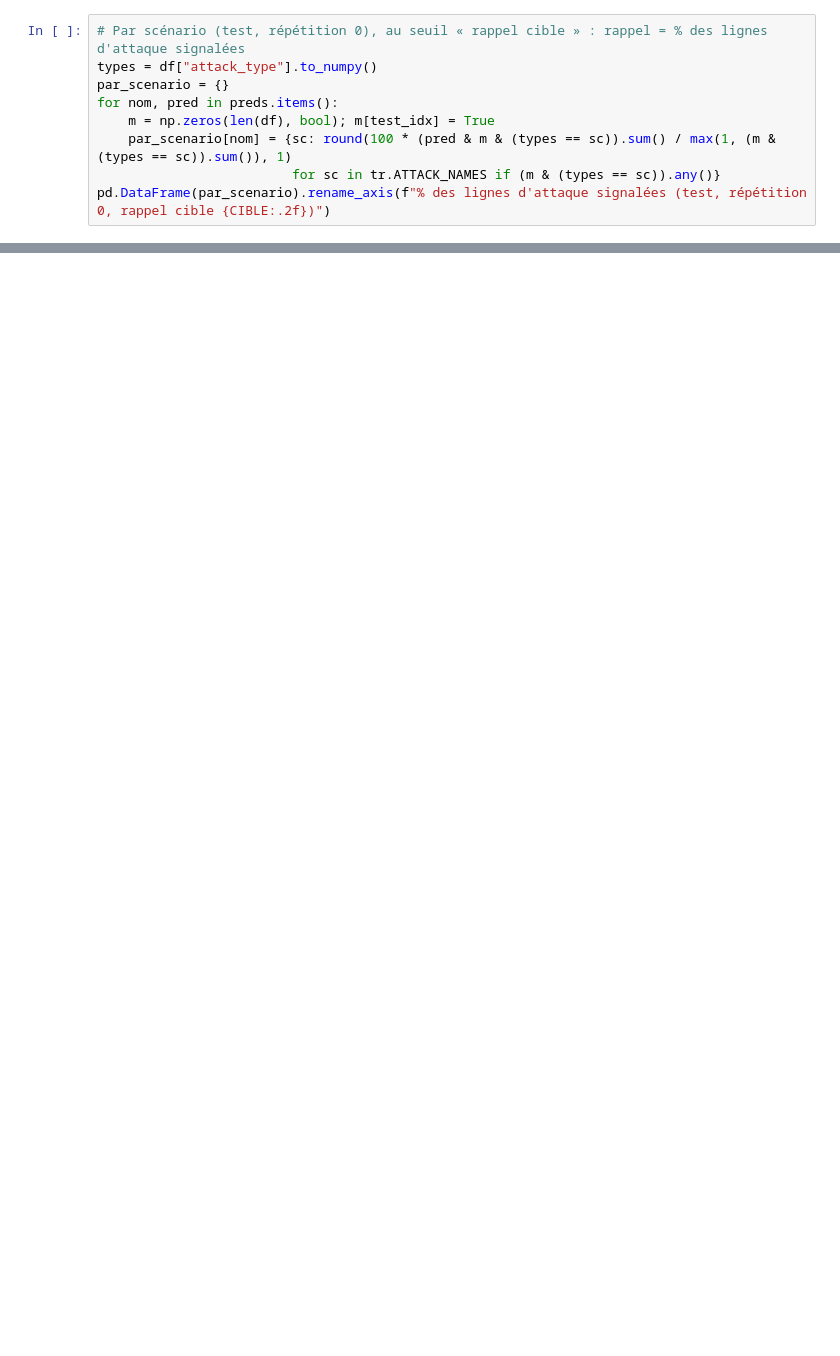
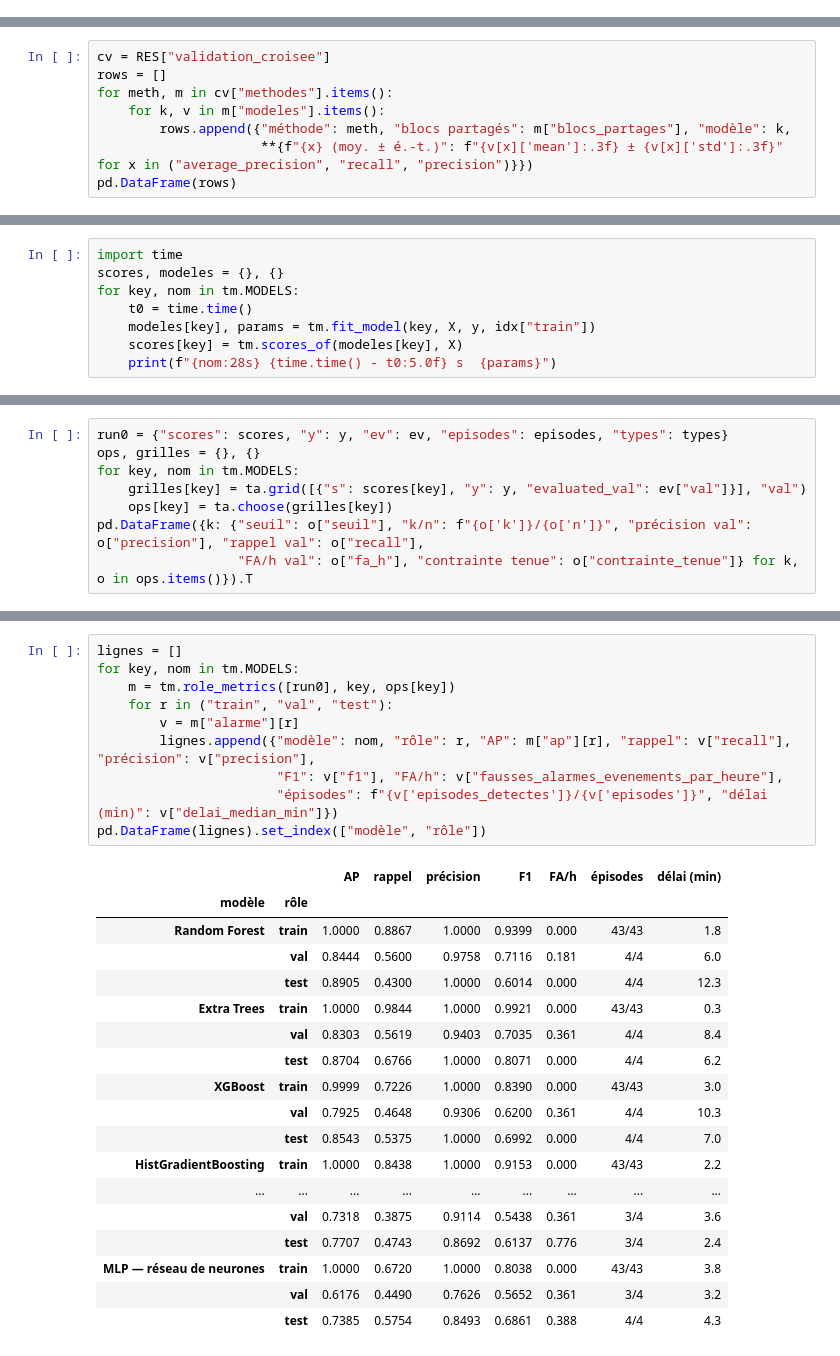
Before and after one commit to meriem135/surveillance-produits-pharmaceutiques, a Jupyter notebook: notebook/transmission/03_modeles.ipynb, the cells around one changed output, grey strips where cells are left out. Saved outputs shown, nothing was run; the diff lists cells and outputs as text; blank space fills up the shorter version.

```diff
--- a/notebook/transmission/03_modeles.ipynb
+++ b/notebook/transmission/03_modeles.ipynb
@@ -391,9 +0,0 @@ plt.legend(fontsize=8); plt.grid(alpha=0.3); plt.tight_layout()
-# %%
-# Par scénario (test, répétition 0), au seuil « rappel cible » : rappel = % des lignes d'attaque signalées
-types = df["attack_type"].to_numpy()
-par_scenario = {}
-for nom, pred in preds.items():
-    m = np.zeros(len(df), bool); m[test_idx] = True
-    par_scenario[nom] = {sc: round(100 * (pred & m & (types == sc)).sum() / max(1, (m & (types == sc)).sum()), 1)
-                         for sc in tr.ATTACK_NAMES if (m & (types == sc)).any()}
-pd.DataFrame(par_scenario).rename_axis(f"% des lignes d'attaque signalées (test, répétition 0, rappel cible {CIBLE:.2f})")
@@ -550,0 +100,8 @@ Random Forest enregistré : /srv/vigilochain/app/models/transmission_reel/random
+# %%
+cv = RES["validation_croisee"]
+rows = []
+for meth, m in cv["methodes"].items():
+    for k, v in m["modeles"].items():
+        rows.append({"méthode": meth, "blocs partagés": m["blocs_partages"], "modèle": k,
+                     **{f"{x} (moy. ± é.-t.)": f"{v[x]['mean']:.3f} ± {v[x]['std']:.3f}" for x in ("average_precision", "recall", "precision")}})
+pd.DataFrame(rows)
@@ -550,0 +122,8 @@ Random Forest enregistré : /srv/vigilochain/app/models/transmission_reel/random
+# %%
+import time
+scores, modeles = {}, {}
+for key, nom in tm.MODELS:
+    t0 = time.time()
+    modeles[key], params = tm.fit_model(key, X, y, idx["train"])
+    scores[key] = tm.scores_of(modeles[key], X)
+    print(f"{nom:28s} {time.time() - t0:5.0f} s  {params}")
@@ -550,0 +144,8 @@ Random Forest enregistré : /srv/vigilochain/app/models/transmission_reel/random
+# %%
+run0 = {"scores": scores, "y": y, "ev": ev, "episodes": episodes, "types": types}
+ops, grilles = {}, {}
+for key, nom in tm.MODELS:
+    grilles[key] = ta.grid([{"s": scores[key], "y": y, "evaluated_val": ev["val"]}], "val")
+    ops[key] = ta.choose(grilles[key])
+pd.DataFrame({k: {"seuil": o["seuil"], "k/n": f"{o['k']}/{o['n']}", "précision val": o["precision"], "rappel val": o["recall"],
+                  "FA/h val": o["fa_h"], "contrainte tenue": o["contrainte_tenue"]} for k, o in ops.items()}).T
@@ -550,0 +181,29 @@ Random Forest enregistré : /srv/vigilochain/app/models/transmission_reel/random
+# %%
+lignes = []
+for key, nom in tm.MODELS:
+    m = tm.role_metrics([run0], key, ops[key])
+    for r in ("train", "val", "test"):
+        v = m["alarme"][r]
+        lignes.append({"modèle": nom, "rôle": r, "AP": m["ap"][r], "rappel": v["recall"], "précision": v["precision"],
+                       "F1": v["f1"], "FA/h": v["fausses_alarmes_evenements_par_heure"],
+                       "épisodes": f"{v['episodes_detectes']}/{v['episodes']}", "délai (min)": v["delai_median_min"]})
+pd.DataFrame(lignes).set_index(["modèle", "rôle"])
+# %% [output]
+|  |  | AP | rappel | précision | F1 | FA/h | épisodes | délai (min) |
+| modèle | rôle |  |  |  |  |  |  |  |
+| Random Forest | train | 1.0000 | 0.8867 | 1.0000 | 0.9399 | 0.000 | 43/43 | 1.8 |
+|  | val | 0.8444 | 0.5600 | 0.9758 | 0.7116 | 0.181 | 4/4 | 6.0 |
+|  | test | 0.8905 | 0.4300 | 1.0000 | 0.6014 | 0.000 | 4/4 | 12.3 |
+| Extra Trees | train | 1.0000 | 0.9844 | 1.0000 | 0.9921 | 0.000 | 43/43 | 0.3 |
+|  | val | 0.8303 | 0.5619 | 0.9403 | 0.7035 | 0.361 | 4/4 | 8.4 |
+|  | test | 0.8704 | 0.6766 | 1.0000 | 0.8071 | 0.000 | 4/4 | 6.2 |
+| XGBoost | train | 0.9999 | 0.7226 | 1.0000 | 0.8390 | 0.000 | 43/43 | 3.0 |
+|  | val | 0.7925 | 0.4648 | 0.9306 | 0.6200 | 0.361 | 4/4 | 10.3 |
+|  | test | 0.8543 | 0.5375 | 1.0000 | 0.6992 | 0.000 | 4/4 | 7.0 |
+| HistGradientBoosting | train | 1.0000 | 0.8438 | 1.0000 | 0.9153 | 0.000 | 43/43 | 2.2 |
+| ... | ... | ... | ... | ... | ... | ... | ... | ... |
+|  | val | 0.7318 | 0.3875 | 0.9114 | 0.5438 | 0.361 | 3/4 | 3.6 |
+|  | test | 0.7707 | 0.4743 | 0.8692 | 0.6137 | 0.776 | 3/4 | 2.4 |
+| MLP — réseau de neurones | train | 1.0000 | 0.6720 | 1.0000 | 0.8038 | 0.000 | 43/43 | 3.8 |
+|  | val | 0.6176 | 0.4490 | 0.7626 | 0.5652 | 0.361 | 3/4 | 3.2 |
+|  | test | 0.7385 | 0.5754 | 0.8493 | 0.6861 | 0.388 | 4/4 | 4.3 |
```
Also changed, not shown: parts of 44 cells of this notebook, 20 other files.
